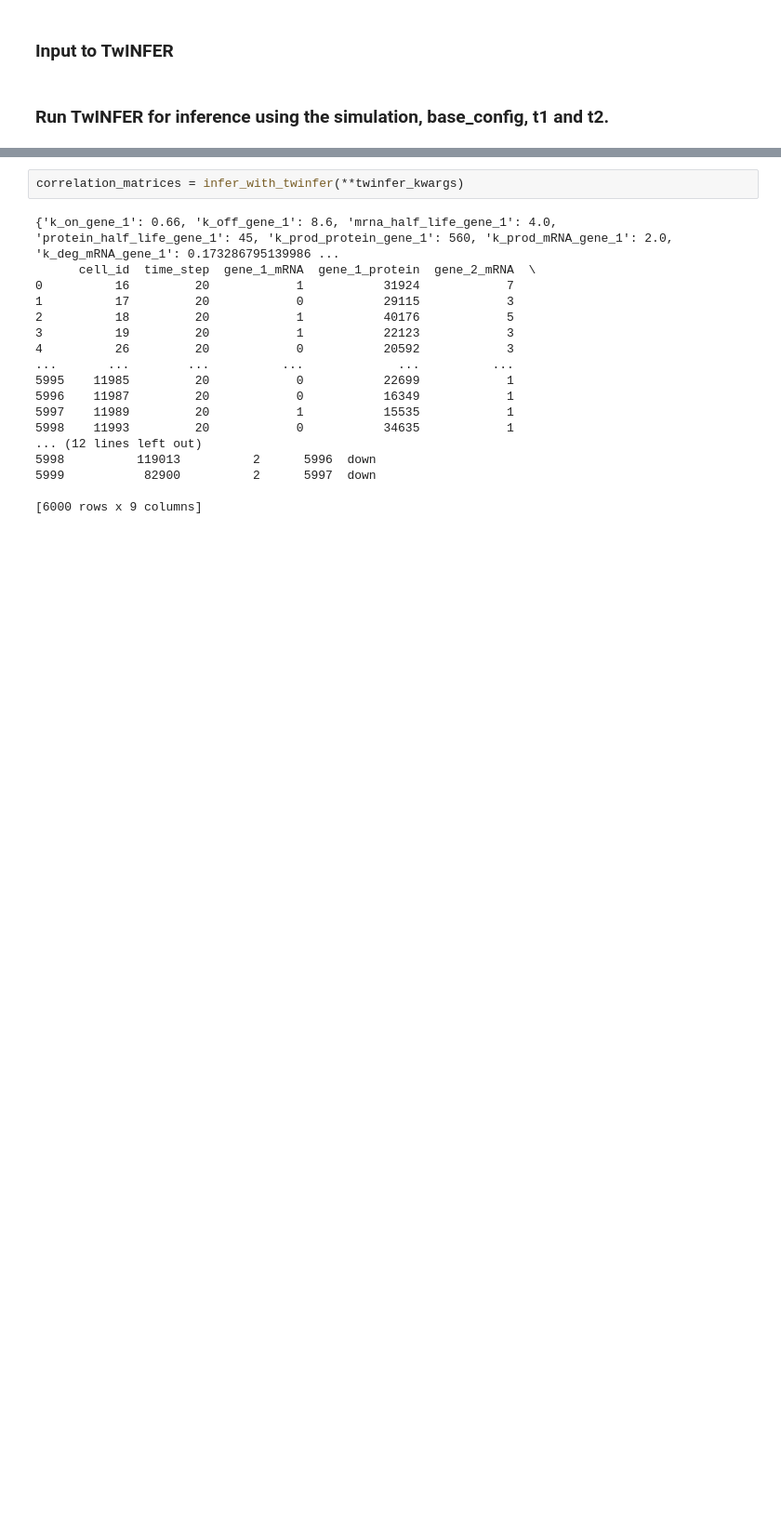
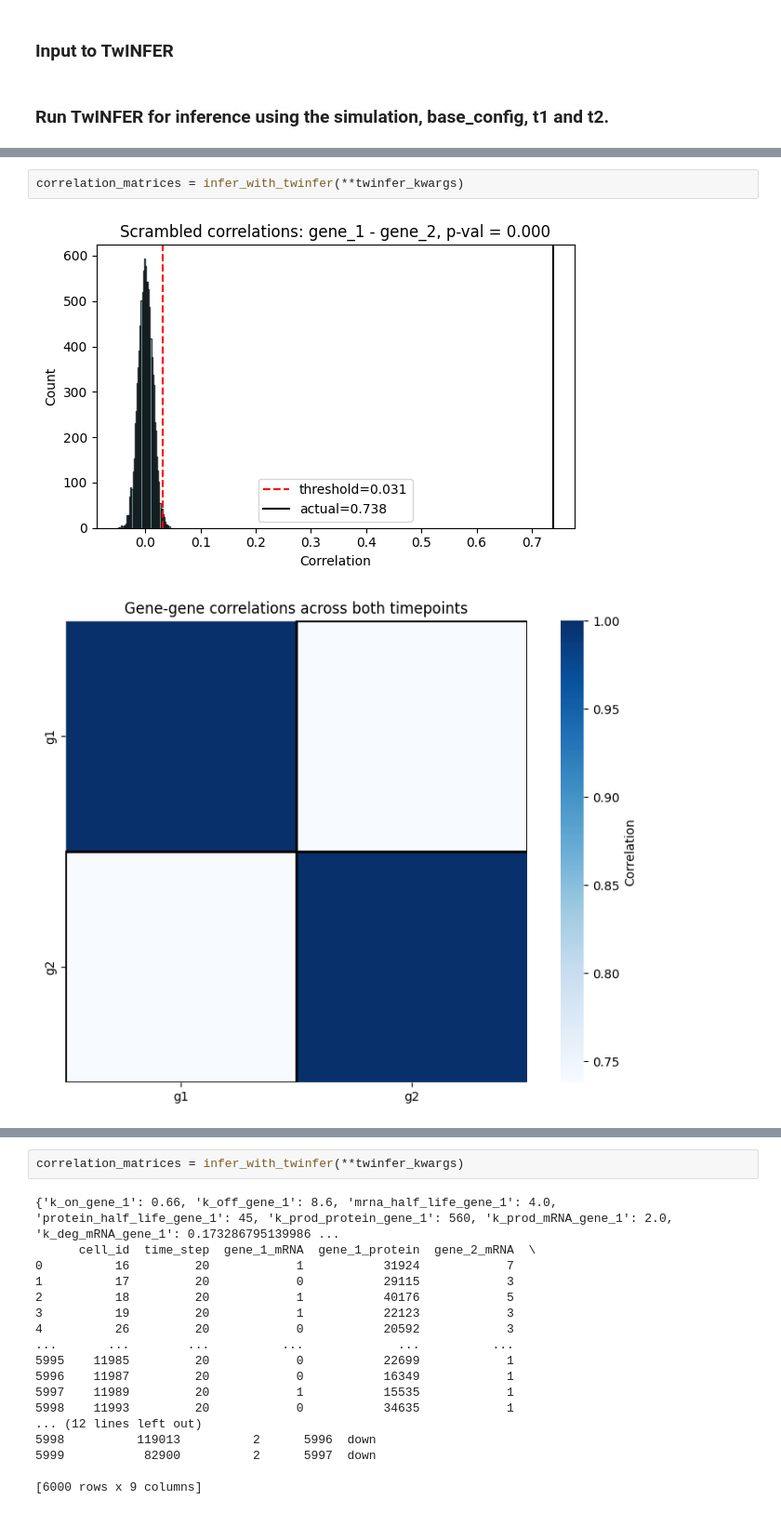
Before and after one commit to Keerthana910234/TwINFER, a Jupyter notebook: TwINFER_simulation_and_analysis.ipynb, the cells around one changed output, grey strips where cells are left out. Shown at 93% size. Saved outputs shown, nothing was run; the diff lists cells and outputs as text; blank space fills up the shorter version.

```diff
--- a/TwINFER_simulation_and_analysis.ipynb
+++ b/TwINFER_simulation_and_analysis.ipynb
@@ -539,0 +619,5 @@ Testing for multiple states. Correlation at time t1 = -0.03942973809125588 and a
+# %%
+correlation_matrices = infer_with_twinfer(**twinfer_kwargs)
+# %% [output]
+[figure, added]
+[figure, added]
```
Also changed, not shown: parts of 12 cells of this notebook, 7 other files.
